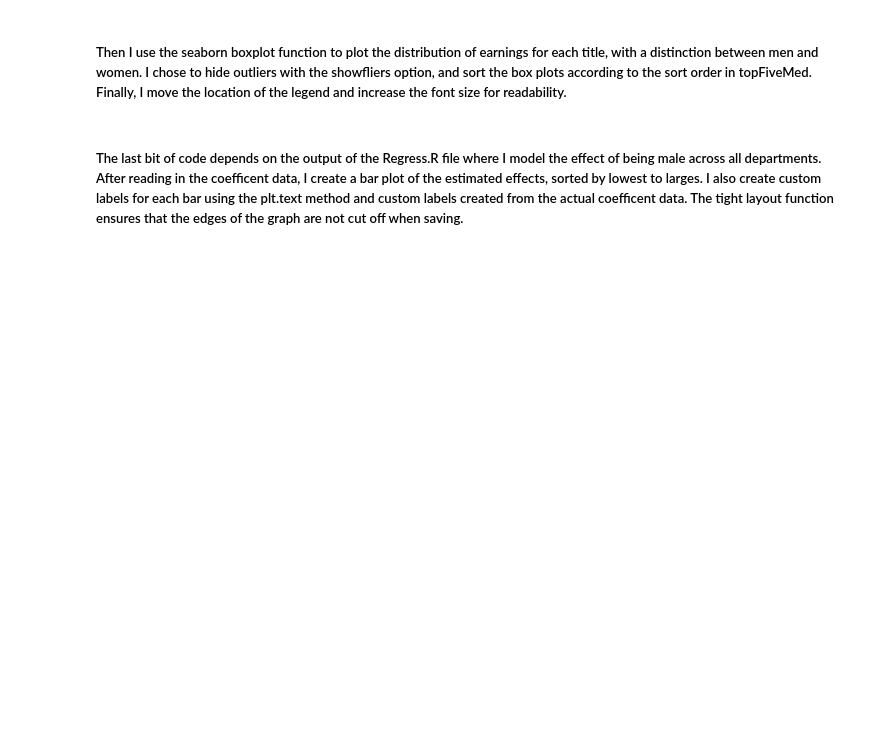
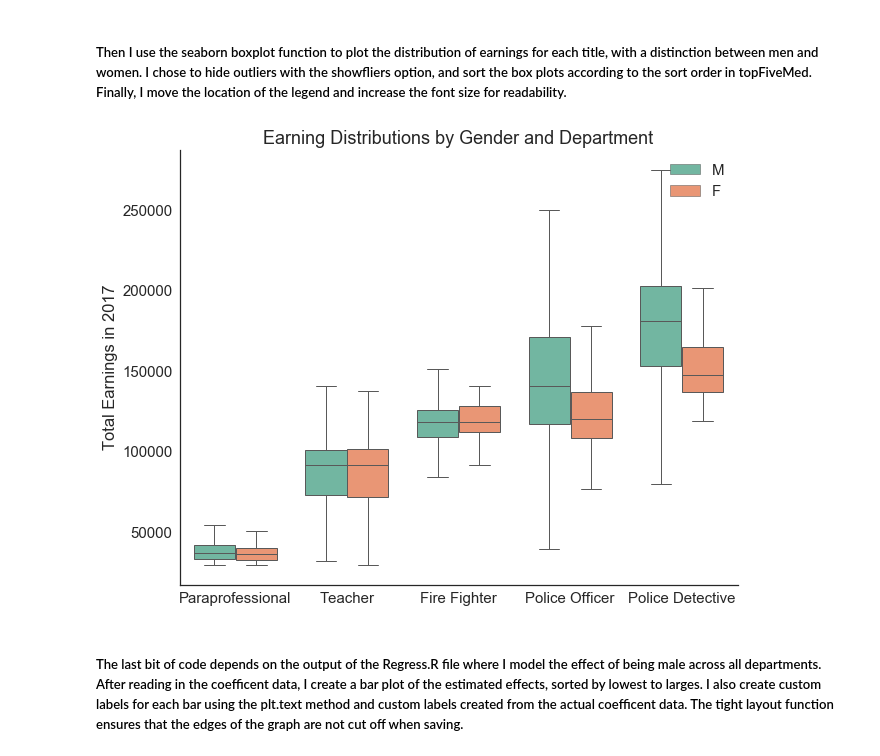
Before and after one commit to trivenigandhi/dataScience, a Jupyter notebook: Wage Gaps - City of Boston/Vizualize.ipynb, the cells around one changed output. Cells and saved outputs as stored; diff of their text form; code cells hidden in the pictures; blank space fills up the shorter version.

```diff
--- a/Wage Gaps - City of Boston/Vizualize.ipynb
+++ b/Wage Gaps - City of Boston/Vizualize.ipynb
@@ -66,15 +81,18 @@ counts = counts.sort_values(by="totalN",ascending=False)
 # %%
 sns.set_style("white")
 fig, ax = plt.subplots(figsize=(10,8))
 sns.boxplot(
     x = 'title',y = "earnings2017", hue = 'gender', dodge = True,
     data=topFiveTitles, palette="Set2", order = topFiveMed,
     linewidth = 1, width = .75, showfliers=False).set(
     ylabel = "Total Earnings in 2017", xlabel = "")
 ax.legend(loc=1)
 sns.set(font_scale=1.5)
 sns.despine()
+plt.title("Earning Distributions by Gender and Department")
 plt.savefig('earningsByTitleAndSex.jpeg')
+# %% [output]
+[figure, added]
 # %% [markdown]
 ##### The last bit of code depends on the output of the Regress.R file where I model the effect of being male across all departments. After reading in the coefficent data, I create a bar plot of the estimated effects, sorted by lowest to larges. I also create custom labels for each bar using the plt.text method and custom labels created from the actual coefficent data. The tight layout function ensures that the edges of the graph are not cut off when saving.
 # %%
```
Also changed, not shown: parts of 8 cells of this notebook, 2 other files.
